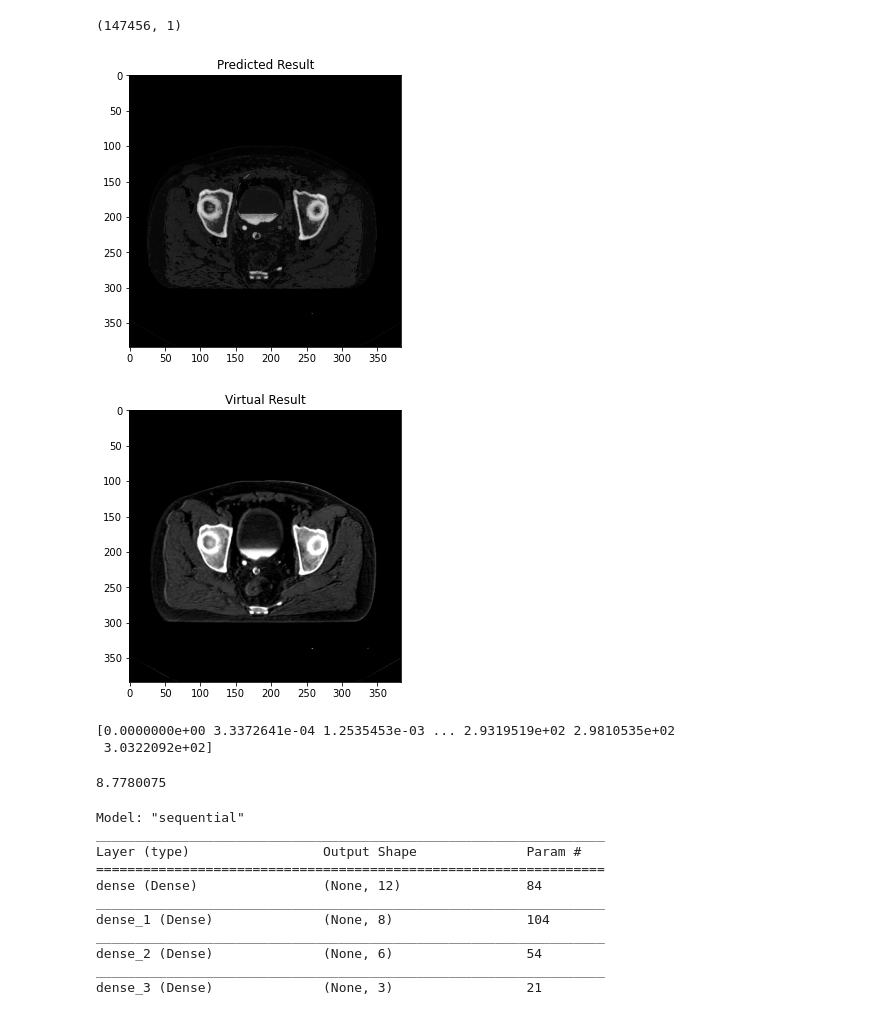
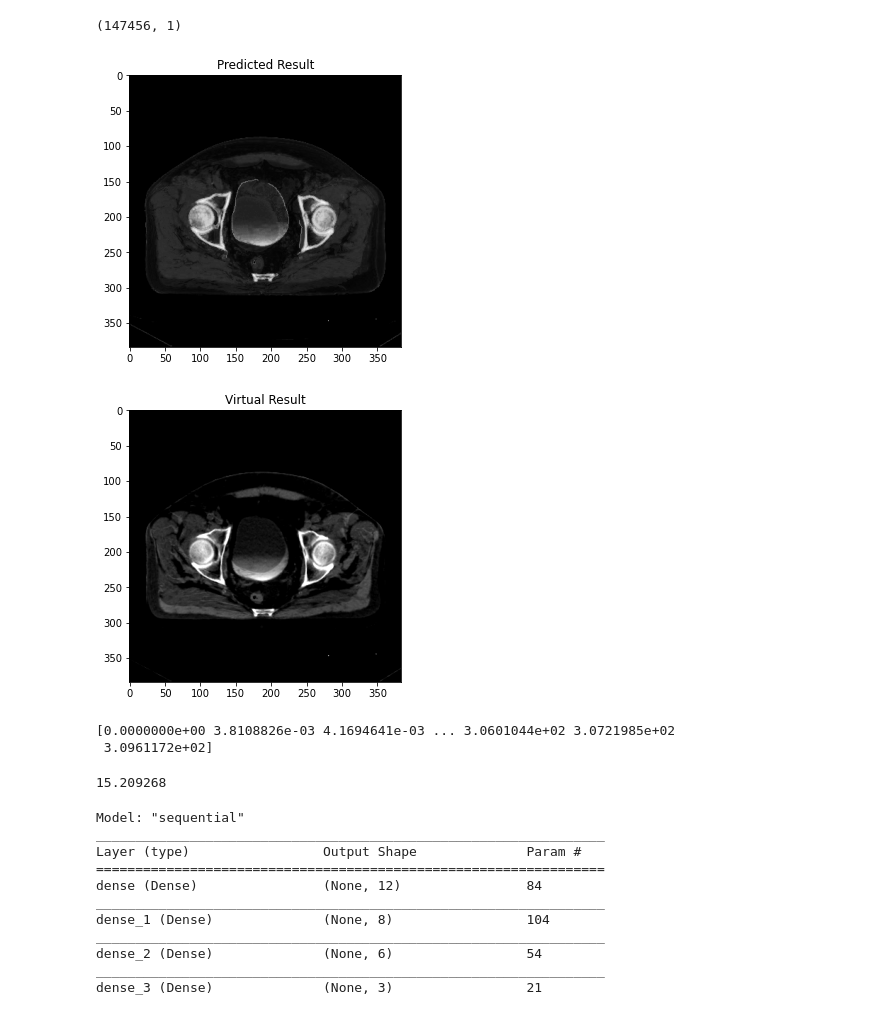
Before and after one commit to MYildizz/Inter-Modality-Image-Registration, a Jupyter notebook: Code_/deepLearning.ipynb, the cells around one changed output. Drawn from its saved outputs; the diff is of its cells as text; code cells hidden in the pictures.

Commit message:
Best Model ".h5"  File and test image Python Notebook added

```diff
--- a/Code_/deepLearning.ipynb
+++ b/Code_/deepLearning.ipynb
@@ -94,8 +94,8 @@ y.shape
 # %% [output]
 (737280, 1)
 # %%
-test_x2=cv2.imread("MRI/2.jpeg")
-test_x=cv2.imread("CT/2.jpeg")
+test_x2=cv2.imread("MRI/4.jpeg")
+test_x=cv2.imread("CT/4.jpeg")
 
 
 #Test images
@@ -184,25 +184,25 @@ y_pred.shape
 # %%
 size=int(math.sqrt(len(y_pred)))
 plt.figure(figsize=(5,5))
 plt.title("Predicted Result")
-plt.imshow(y_pred.reshape(384,384),cmap="gray")
+plt.imshow(y_pred.reshape(size,size),cmap="gray")
 plt.show()
 
 plt.figure(figsize=(5,5))
 plt.title("Virtual Result")
-plt.imshow(test_result.reshape(384,384),cmap="gray")
+plt.imshow(test_result.reshape(size,size),cmap="gray")
 plt.show()
 # %% [output]
-[figure, old version]
+[figure, new version]
-[figure, old version]
+[figure, new version]
 # %%
 print(np.unique(y_pred))
 # %% [output]
-[0.0000000e+00 3.3372641e-04 1.2535453e-03 ... 2.9319519e+02 2.9810535e+02
- 3.0322092e+02]
+[0.0000000e+00 3.8108826e-03 4.1694641e-03 ... 3.0601044e+02 3.0721985e+02
+ 3.0961172e+02]
 # %%
 from sklearn.metrics import mean_absolute_error
 mean_absolute_error(test_result, y_pred)
 # %% [output]
-8.7780075
+15.209268
 # %%
```
Also changed, not shown: parts of 2 cells of this notebook, 2 other files.
